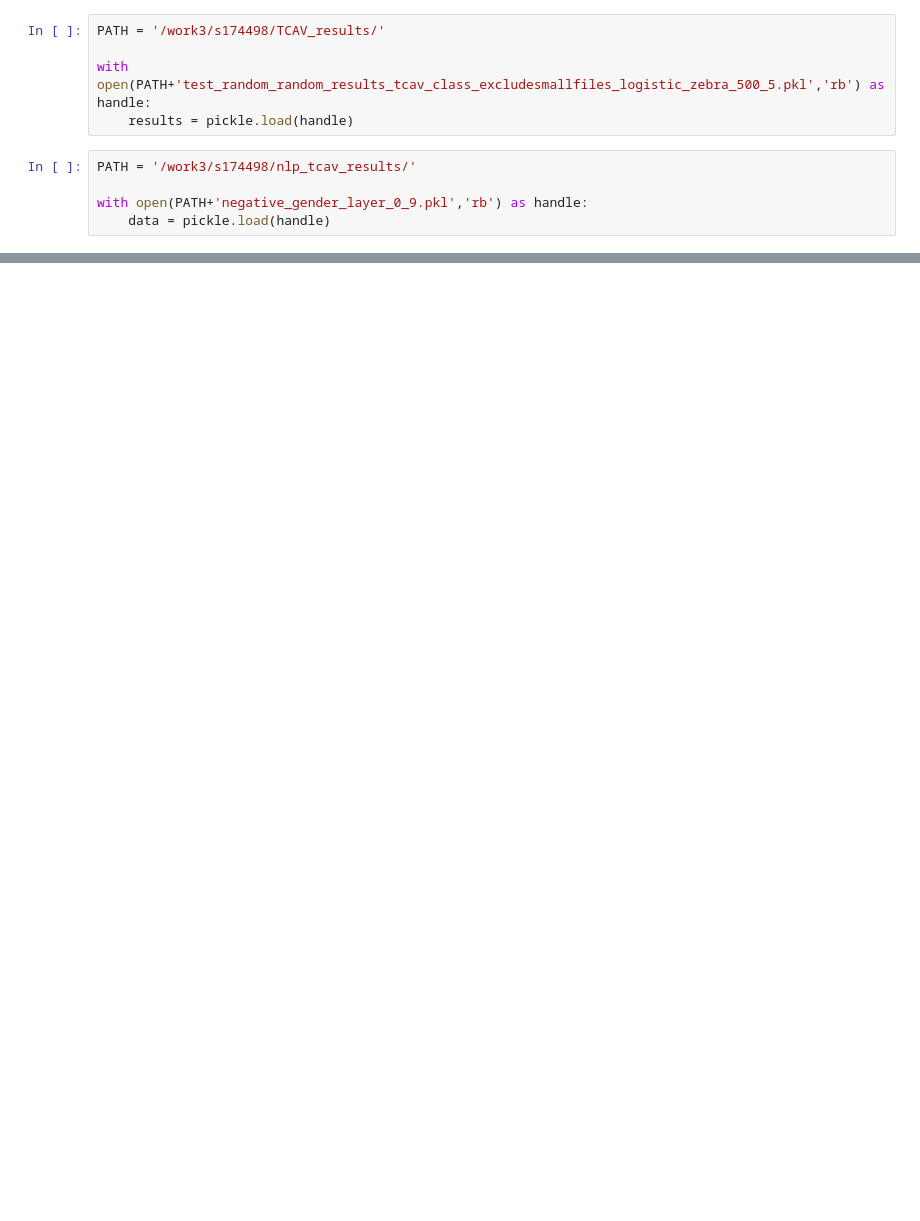
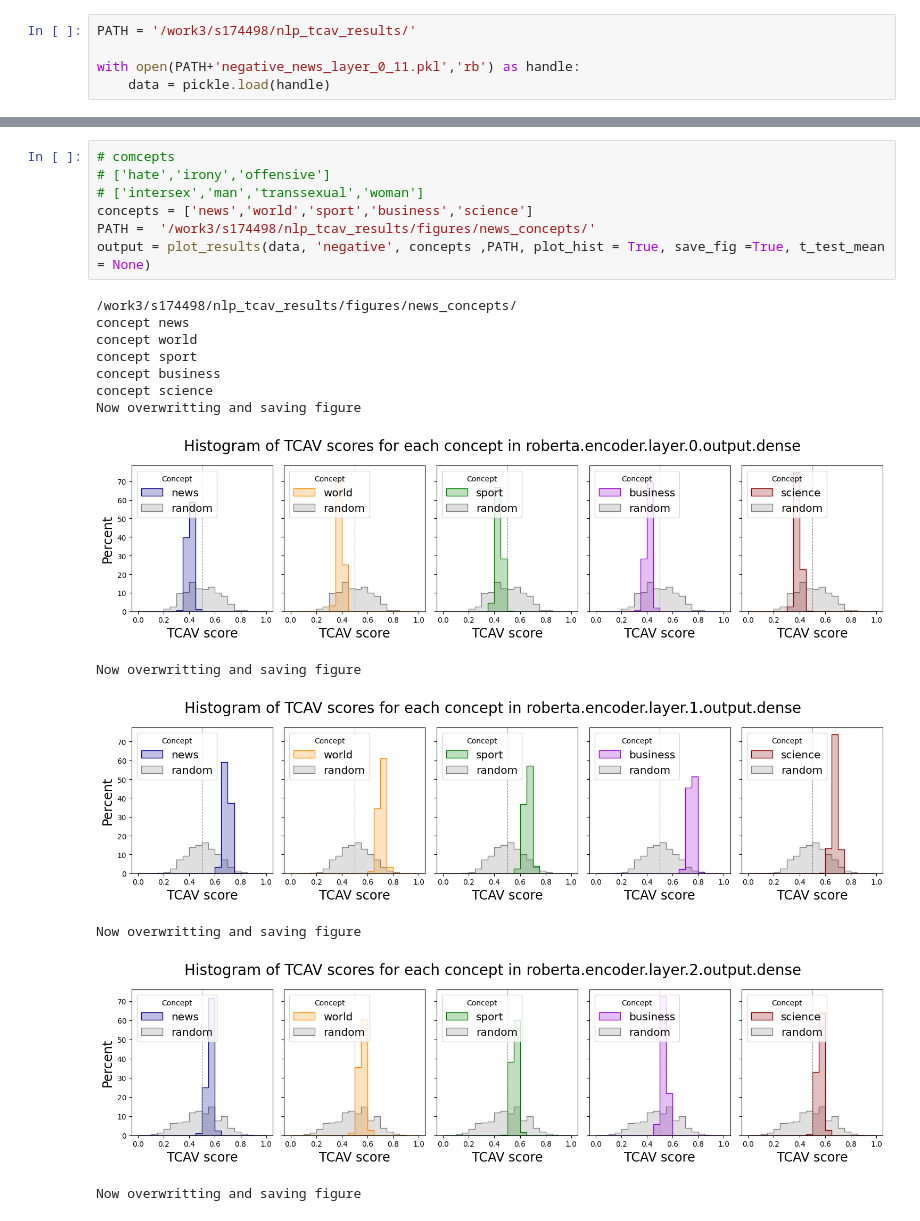
Before and after one commit to gaunby/master_project, a Jupyter notebook: notebooks/tcav_plot.ipynb, the cells around one changed output, grey strips where cells are left out. Saved outputs shown, nothing was run; the diff lists cells and outputs as text; blank space fills up the shorter version.

Commit message:
news as concept

```diff
--- a/notebooks/tcav_plot.ipynb
+++ b/notebooks/tcav_plot.ipynb
@@ -16,10 +9,5 @@ from src.visualization.tcav_visual import plot_results
 # %%
-PATH = '/work3/s174498/TCAV_results/'
+PATH = '/work3/s174498/nlp_tcav_results/'
 
-with open(PATH+'test_random_random_results_tcav_class_excludesmallfiles_logistic_zebra_500_5.pkl','rb') as handle:
-    results = pickle.load(handle)
+with open(PATH+'negative_news_layer_0_11.pkl','rb') as handle:
+    data = pickle.load(handle)
-# %%
-PATH = '/work3/s174498/nlp_tcav_results/'
-
-with open(PATH+'negative_gender_layer_0_9.pkl','rb') as handle:
-    data = pickle.load(handle)
@@ -61,0 +14,21 @@ num concepts 3
+# %%
+# comcepts
+# ['hate','irony','offensive']
+# ['intersex','man','transsexual','woman']
+concepts = ['news','world','sport','business','science']
+PATH =  '/work3/s174498/nlp_tcav_results/figures/news_concepts/'
+output = plot_results(data, 'negative', concepts ,PATH, plot_hist = True, save_fig =True, t_test_mean = None)
+# %% [output]
+/work3/s174498/nlp_tcav_results/figures/news_concepts/
+concept news
+concept world
+concept sport
+concept business
+concept science
+Now overwritting and saving figure
+[figure, added]
+Now overwritting and saving figure
+[figure, added]
+Now overwritting and saving figure
+[figure, added]
+Now overwritting and saving figure
```
Also changed, not shown: parts of 3 cells of this notebook, 2 other files.
